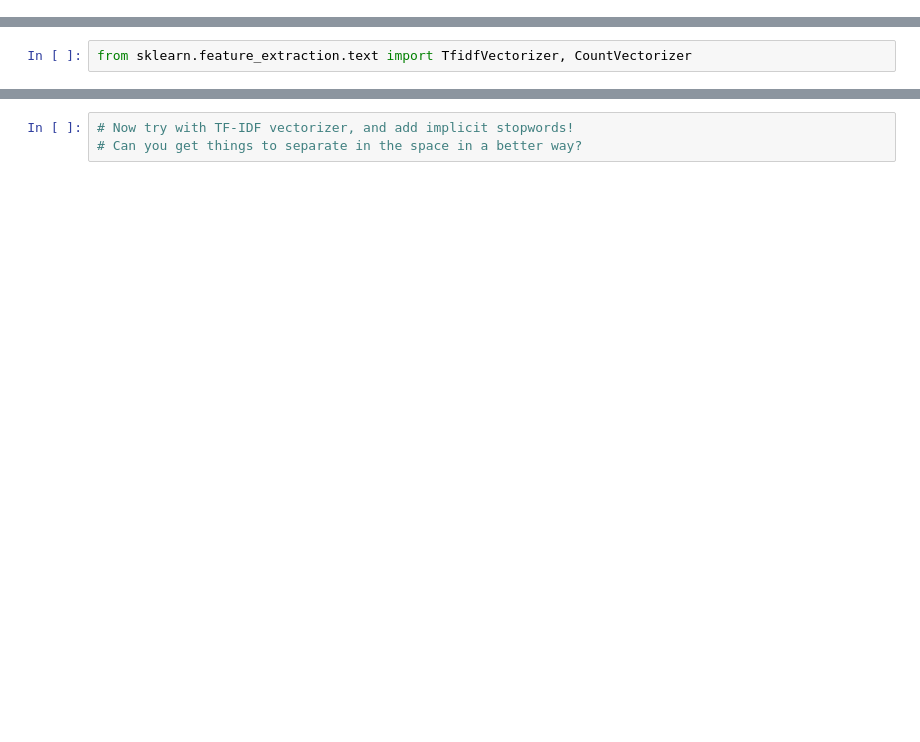
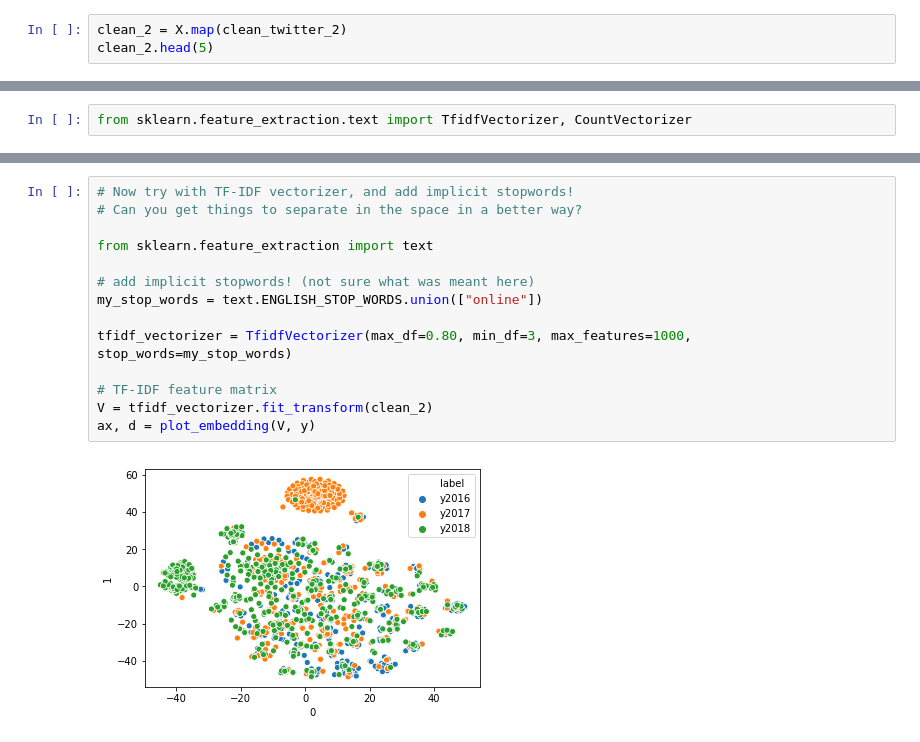
Before and after one commit to nandanrao/text-mining, a Jupyter notebook: exercise-1.ipynb, the cells around one changed output, grey strips where cells are left out. Cells and saved outputs as stored; diff of their text form; blank space fills up the shorter version.

```diff
--- a/exercise-1.ipynb
+++ b/exercise-1.ipynb
@@ -37,0 +99,3 @@ X.map(clean_twitter)
+# %%
+clean_2 = X.map(clean_twitter_2)
+clean_2.head(5)
@@ -53,3 +146,16 @@ ax, d = plot_embedding(V, y)
 # %%
 # Now try with TF-IDF vectorizer, and add implicit stopwords!
 # Can you get things to separate in the space in a better way?
+
+from sklearn.feature_extraction import text
+
+# add implicit stopwords! (not sure what was meant here)
+my_stop_words = text.ENGLISH_STOP_WORDS.union(["online"])
+
+tfidf_vectorizer = TfidfVectorizer(max_df=0.80, min_df=3, max_features=1000, stop_words=my_stop_words)
+
+# TF-IDF feature matrix
+V = tfidf_vectorizer.fit_transform(clean_2)
+ax, d = plot_embedding(V, y)
+# %% [output]
+[figure, added]
```
Also changed, not shown: parts of 13 cells of this notebook.
